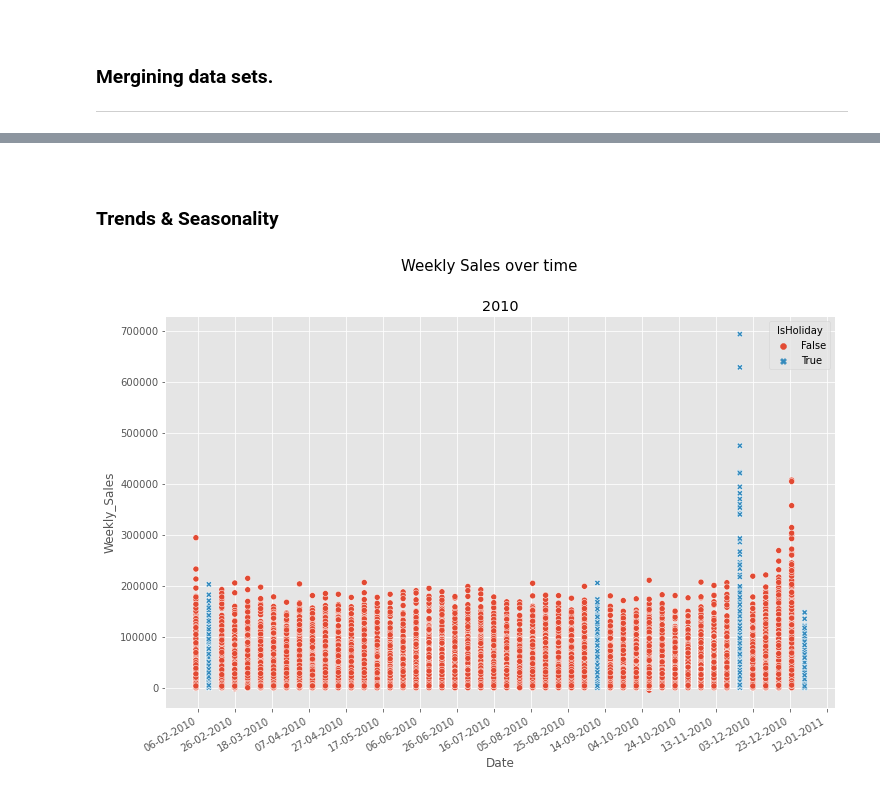
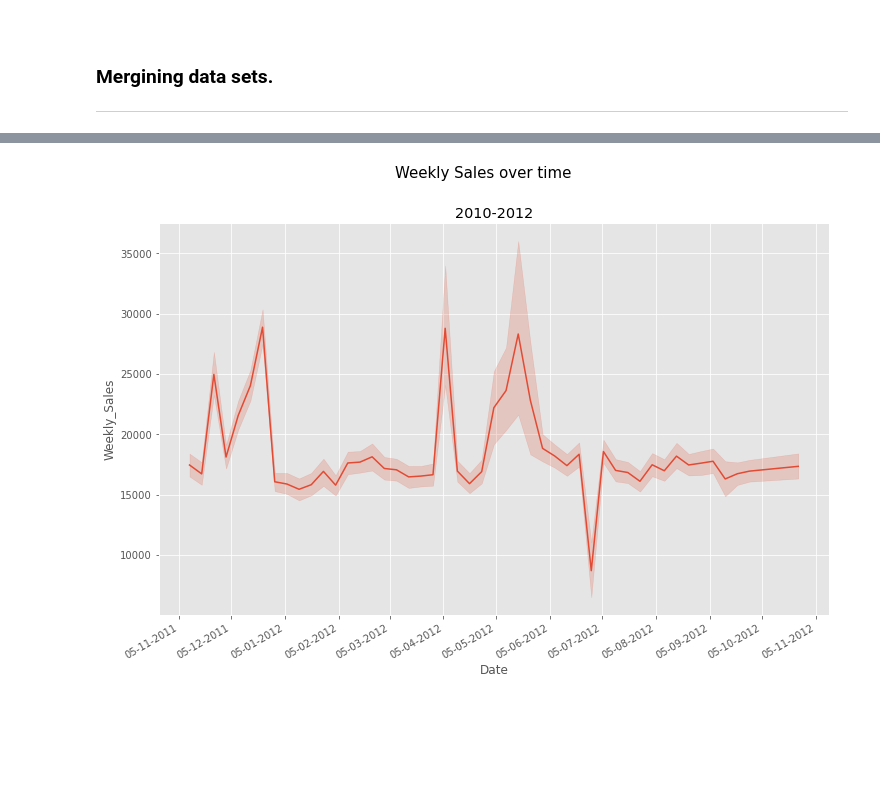
Before and after one commit to olgarozhdestvina/Sales-Forecasting, a Jupyter notebook: Sales Forecasting using Walmart Dataset.ipynb, the cells around one changed output, grey strips where cells are left out. Saved outputs shown, nothing was run; the diff lists cells and outputs as text; code cells hidden in the pictures; blank space fills up the shorter version.

Commit message:
Deleted most of the plots, plotted time series, checking stationarity of the series. However, when performing Dickey-Fuller test the p-value is too high (almost 10) so there must be mistake somewhere.

```diff
--- a/Sales Forecasting using Walmart Dataset.ipynb
+++ b/Sales Forecasting using Walmart Dataset.ipynb
@@ -302,4 +246,5 @@ IsHoliday          0
 dtype: int64
 # %%
 # Replace empty values with 0
-features = features.fillna(0)
+features = features.dropna()
+features
@@ -391,36 +300,30 @@ plt.show()
-# %% [markdown]
-<br>
-
-### Trends & Seasonality
 # %%
 # Separate the data by years
 year_2010 = df.loc[df.loc[:,'Date'].dt.year == 2010]
 year_2011 = df.loc[df.loc[:,'Date'].dt.year == 2011]
 year_2012 = df.loc[df.loc[:,'Date'].dt.year == 2012]
+# %%
+def date_format(ax, int):
+    # Make the x axis display well.
+    weeks = mdates.DayLocator(int)
+    h_fmt = mdates.DateFormatter('%d-%m-%Y')
+
+    # Tick ax axis.
+    ax.xaxis.set_major_locator(weeks)
+    ax.xaxis.set_major_formatter(h_fmt)
 # %%
-def plot_by_year(d, t):
+# Create a figure and axis.
+fig, ax = plt.subplots()
+fig.suptitle("Weekly Sales over time")
 
-    # Create a figure and axis.
-    fig, ax = plt.subplots()
-    fig.suptitle("Weekly Sales over time")
+# Date Format.
+date_format(ax,5)
+fig.autofmt_xdate()
 
-    # Make the x axis display well.
-    weeks = mdates.DayLocator(interval=20)
-    h_fmt = mdates.DateFormatter('%d-%m-%Y')
+# Plot the data by year
+sns.lineplot(data=df, x="Date", y="Weekly_Sales", ax=ax).set_title("2010-2012")
 
-    # Tick ax axis.
-    ax.xaxis.set_major_locator(weeks)
-    ax.xaxis.set_major_formatter(h_fmt)
-
-    # Format.
-    fig.autofmt_xdate()
-
-    # Plot the data by year
-    sns.scatterplot(data=d, x="Date", y="Weekly_Sales", hue="IsHoliday", style="IsHoliday", ax=ax).set_title(t)
-
-    # Show the plot.
-    plt.show()
-
-plot_by_year(year_2010, "2010")
+# Show the plot.
+plt.show()
 # %% [output]
-[figure, old version]
+[figure, new version]
```
Also changed, not shown: parts of 23 cells of this notebook.
